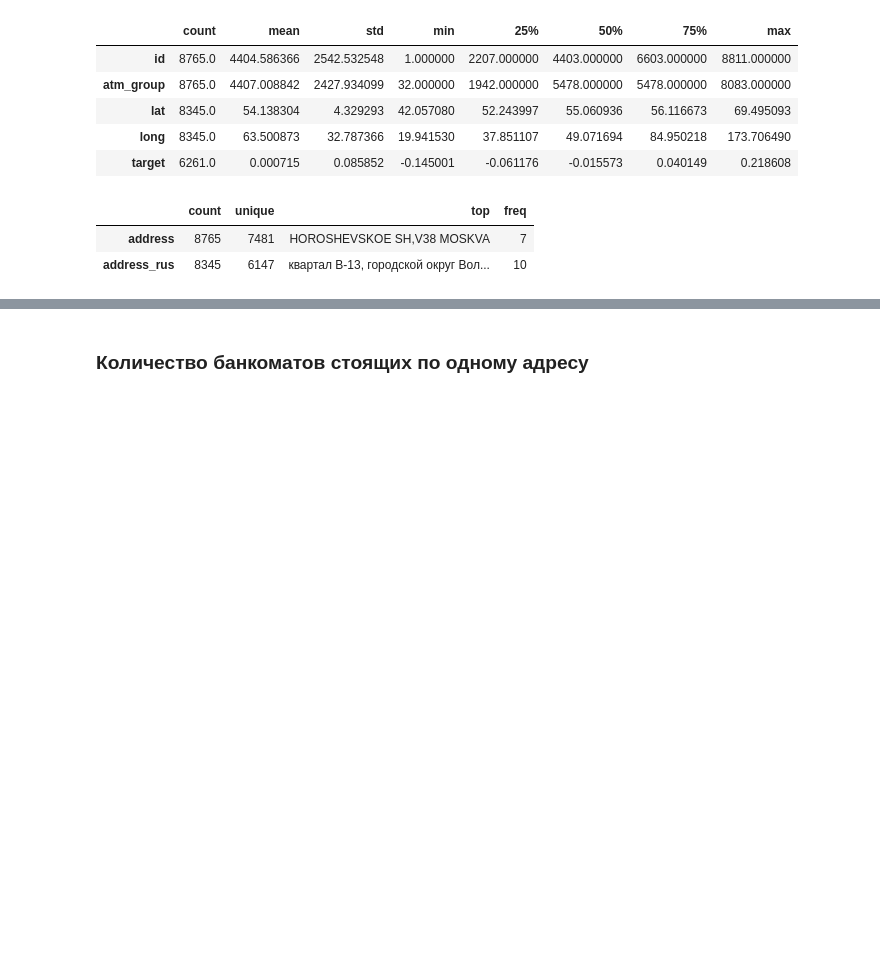
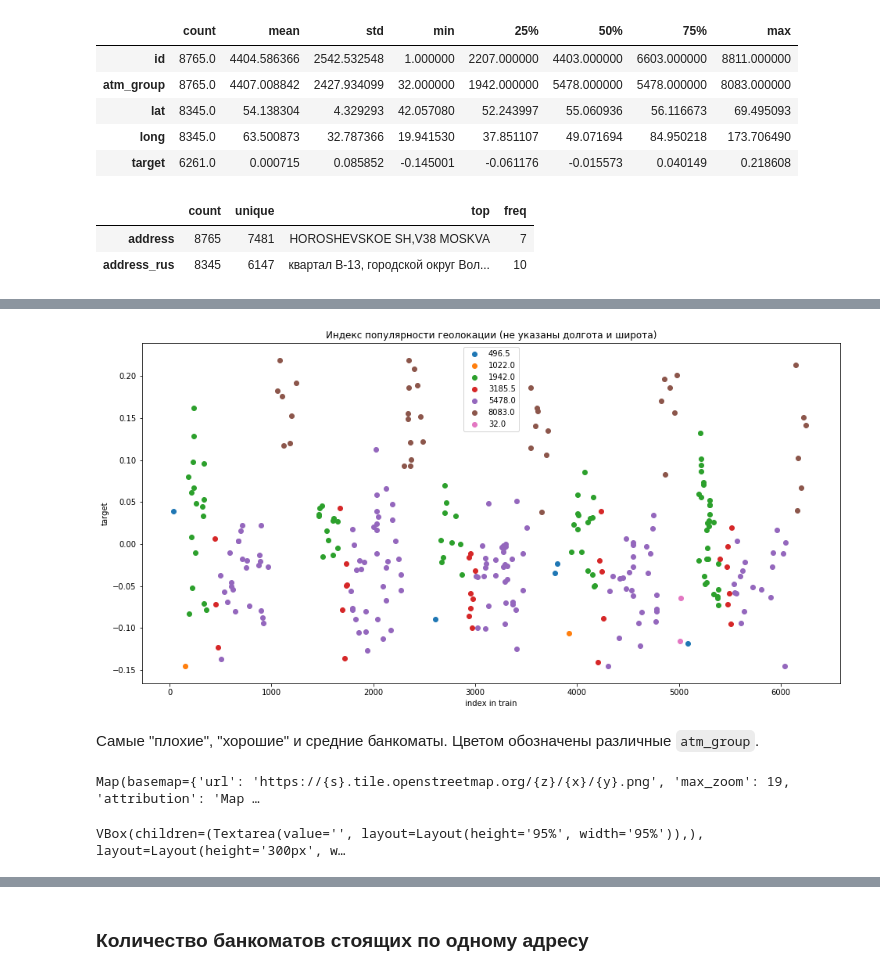
Before and after one commit to userusr/rosbank_happy_data_year, a Jupyter notebook: notebooks/00-baseline.ipynb, the cells around one changed output, grey strips where cells are left out. Saved outputs shown, nothing was run; the diff lists cells and outputs as text; code cells hidden in the pictures; blank space fills up the shorter version.

```diff
--- a/notebooks/00-baseline.ipynb
+++ b/notebooks/00-baseline.ipynb
@@ -20,5 +55,7 @@ test['isTrain'] = False
 # %%
 X = train.append(test, sort=False)
+# %%
+X.reset_index(drop=True, inplace=True)
 # %%
 X.describe().T
 # %% [output]
@@ -36,0 +143,17 @@ X.describe(include='object').T
+# %%
+fig, ax = plt.subplots(1, 1, figsize=(16, 8))
+
+for i, s in enumerate(unknown.atm_group.unique()):
+    tmp = unknown[unknown.atm_group == s]
+    ax.scatter(tmp.index, tmp.target,label=s)
+
+ax.set(xlabel='index in train',
+       ylabel='target',
+       title='Индекс популярности геолокации (не указаны долгота и широта)')
+
+ax.legend(loc=0)
+fig.show()
+# %% [output]
+[figure, added]
+# %% [markdown]
+Самые "плохие", "хорошие" и средние банкоматы. Цветом обозначены различные `atm_group`.
@@ -36,0 +208,8 @@ X.describe(include='object').T
+# %%
+m
+# %% [output]
+Map(basemap={'url': 'https://{s}.tile.openstreetmap.org/{z}/{x}/{y}.png', 'max_zoom': 19, 'attribution': 'Map …
+# %%
+display(box)
+# %% [output]
+VBox(children=(Textarea(value='', layout=Layout(height='95%', width='95%')),), layout=Layout(height='300px', w…
```
Also changed, not shown: parts of 113 cells of this notebook, 19 other files.
